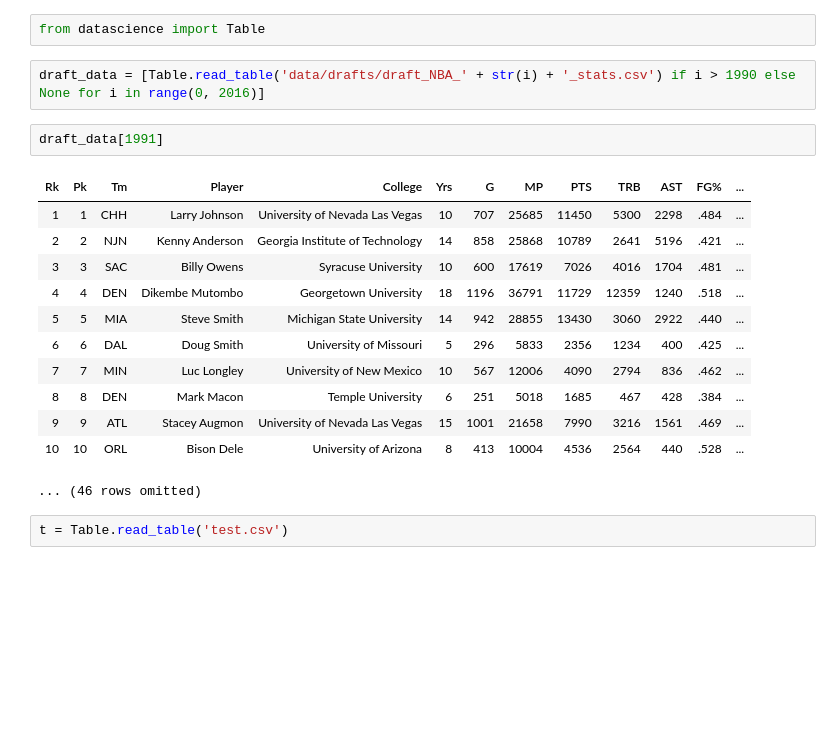
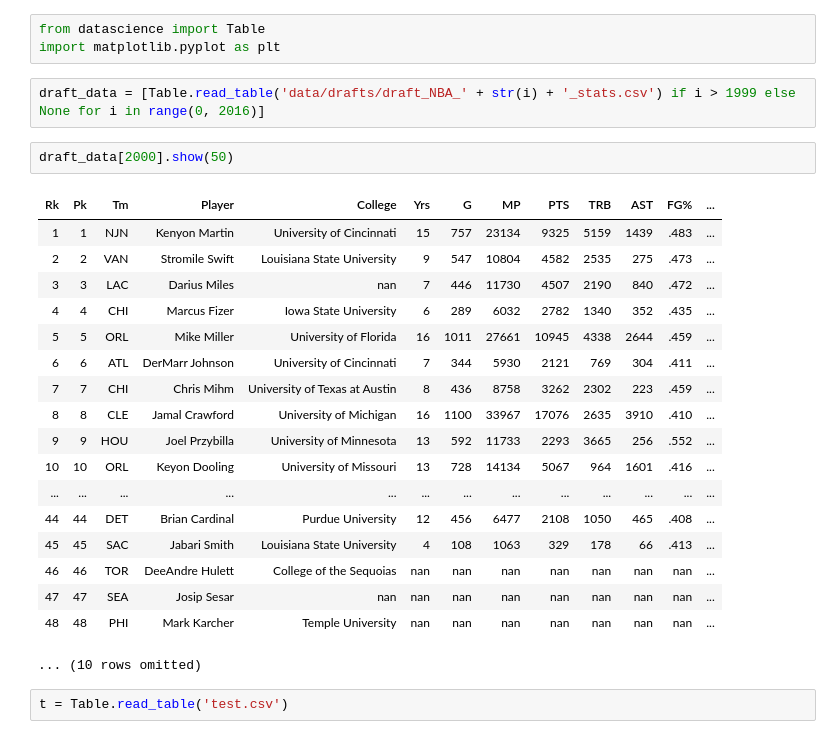
Before and after one commit to canzhiye/nba-draft-adages, a Jupyter notebook: Untitled.ipynb, the cells around one changed output. Cells and saved outputs as stored; diff of their text form; blank space fills up the shorter version.

Commit message:
fixed data

```diff
--- a/Untitled.ipynb
+++ b/Untitled.ipynb
@@ -1,22 +1,29 @@
 # %%
 from datascience import Table
+import matplotlib.pyplot as plt
 # %%
-draft_data = [Table.read_table('data/drafts/draft_NBA_' + str(i) + '_stats.csv') if i > 1990 else None for i in range(0, 2016)]
+draft_data = [Table.read_table('data/drafts/draft_NBA_' + str(i) + '_stats.csv') if i > 1999 else None for i in range(0, 2016)]
-# %%
-draft_data[1991]
-# %% [output]
-| Rk | Pk | Tm | Player | College | Yrs | G | MP | PTS | TRB | AST | FG% | ... |
-| 1 | 1 | CHH | Larry Johnson | University of Nevada Las Vegas | 10 | 707 | 25685 | 11450 | 5300 | 2298 | .484 | ... |
-| 2 | 2 | NJN | Kenny Anderson | Georgia Institute of Technology | 14 | 858 | 25868 | 10789 | 2641 | 5196 | .421 | ... |
-| 3 | 3 | SAC | Billy Owens | Syracuse University | 10 | 600 | 17619 | 7026 | 4016 | 1704 | .481 | ... |
-| 4 | 4 | DEN | Dikembe Mutombo | Georgetown University | 18 | 1196 | 36791 | 11729 | 12359 | 1240 | .518 | ... |
-| 5 | 5 | MIA | Steve Smith | Michigan State University | 14 | 942 | 28855 | 13430 | 3060 | 2922 | .440 | ... |
-| 6 | 6 | DAL | Doug Smith | University of Missouri | 5 | 296 | 5833 | 2356 | 1234 | 400 | .425 | ... |
-| 7 | 7 | MIN | Luc Longley | University of New Mexico | 10 | 567 | 12006 | 4090 | 2794 | 836 | .462 | ... |
-| 8 | 8 | DEN | Mark Macon | Temple University | 6 | 251 | 5018 | 1685 | 467 | 428 | .384 | ... |
-| 9 | 9 | ATL | Stacey Augmon | University of Nevada Las Vegas | 15 | 1001 | 21658 | 7990 | 3216 | 1561 | .469 | ... |
-| 10 | 10 | ORL | Bison Dele | University of Arizona | 8 | 413 | 10004 | 4536 | 2564 | 440 | .528 | ... |
-... (46 rows omitted)
+# %%
+draft_data[2000].show(50)
+# %% [output]
+| Rk | Pk | Tm | Player | College | Yrs | G | MP | PTS | TRB | AST | FG% | ... |
+| 1 | 1 | NJN | Kenyon Martin | University of Cincinnati | 15 | 757 | 23134 | 9325 | 5159 | 1439 | .483 | ... |
+| 2 | 2 | VAN | Stromile Swift | Louisiana State University | 9 | 547 | 10804 | 4582 | 2535 | 275 | .473 | ... |
+| 3 | 3 | LAC | Darius Miles | nan | 7 | 446 | 11730 | 4507 | 2190 | 840 | .472 | ... |
+| 4 | 4 | CHI | Marcus Fizer | Iowa State University | 6 | 289 | 6032 | 2782 | 1340 | 352 | .435 | ... |
+| 5 | 5 | ORL | Mike Miller | University of Florida | 16 | 1011 | 27661 | 10945 | 4338 | 2644 | .459 | ... |
+| 6 | 6 | ATL | DerMarr Johnson | University of Cincinnati | 7 | 344 | 5930 | 2121 | 769 | 304 | .411 | ... |
+| 7 | 7 | CHI | Chris Mihm | University of Texas at Austin | 8 | 436 | 8758 | 3262 | 2302 | 223 | .459 | ... |
+| 8 | 8 | CLE | Jamal Crawford | University of Michigan | 16 | 1100 | 33967 | 17076 | 2635 | 3910 | .410 | ... |
+| 9 | 9 | HOU | Joel Przybilla | University of Minnesota | 13 | 592 | 11733 | 2293 | 3665 | 256 | .552 | ... |
+| 10 | 10 | ORL | Keyon Dooling | University of Missouri | 13 | 728 | 14134 | 5067 | 964 | 1601 | .416 | ... |
+| ... | ... | ... | ... | ... | ... | ... | ... | ... | ... | ... | ... | ... |
+| 44 | 44 | DET | Brian Cardinal | Purdue University | 12 | 456 | 6477 | 2108 | 1050 | 465 | .408 | ... |
+| 45 | 45 | SAC | Jabari Smith | Louisiana State University | 4 | 108 | 1063 | 329 | 178 | 66 | .413 | ... |
+| 46 | 46 | TOR | DeeAndre Hulett | College of the Sequoias | nan | nan | nan | nan | nan | nan | nan | ... |
+| 47 | 47 | SEA | Josip Sesar | nan | nan | nan | nan | nan | nan | nan | nan | ... |
+| 48 | 48 | PHI | Mark Karcher | Temple University | nan | nan | nan | nan | nan | nan | nan | ... |
+... (10 rows omitted)
 # %%
 t = Table.read_table('test.csv')
 # %%
```
Also changed, not shown: 26 other files.
